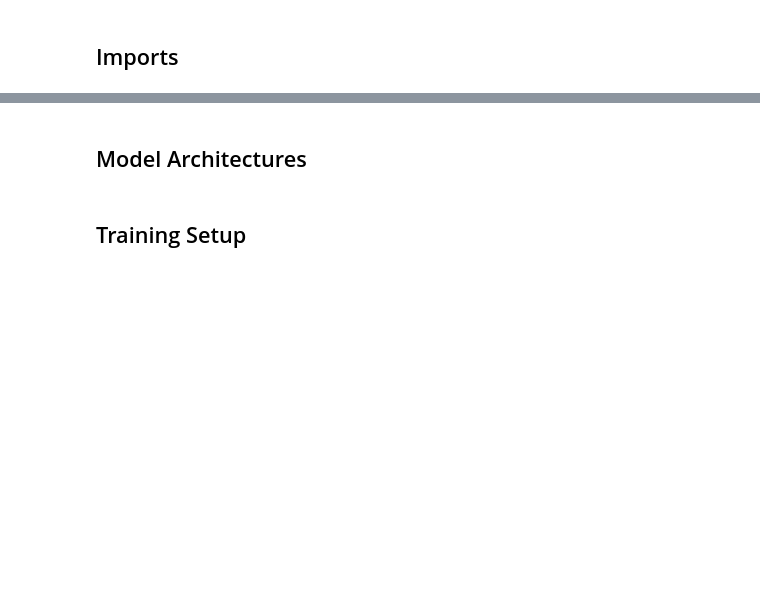
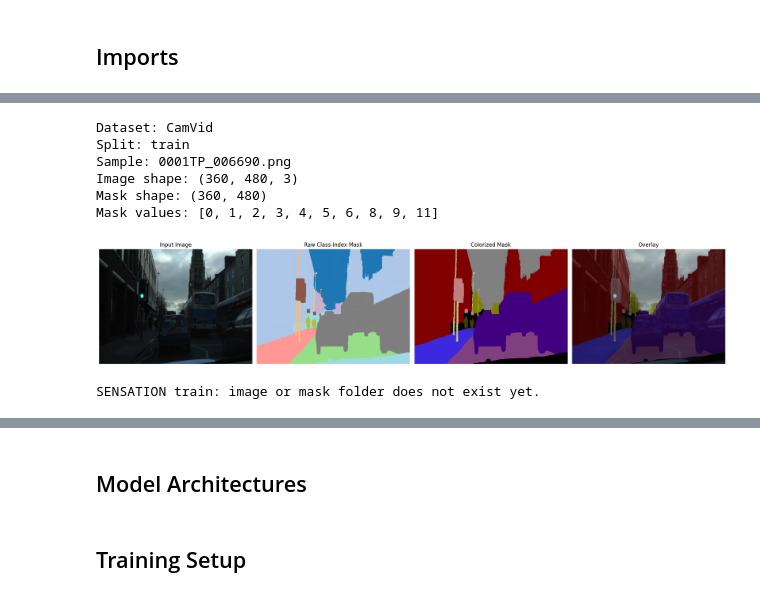
Before and after one commit to 5aad/fcn-deeplabv3, a Jupyter notebook: fcn-deeplabv3-segmentation.ipynb, the cells around one changed output, grey strips where cells are left out. Drawn from its saved outputs; the diff is of its cells as text; code cells hidden in the pictures; blank space fills up the shorter version.

```diff
--- a/fcn-deeplabv3-segmentation.ipynb
+++ b/fcn-deeplabv3-segmentation.ipynb
@@ -27,0 +464,14 @@ Comparing Fully Convolutional Networks (FCN) with ResNet50 backbone and DeepLabV
+# %%
+visualize_dataset_sample("camvid", split="train", sample_index=0)
+# %% [output]
+Dataset: CamVid
+Split: train
+Sample: 0001TP_006690.png
+Image shape: (360, 480, 3)
+Mask shape: (360, 480)
+Mask values: [0, 1, 2, 3, 4, 5, 6, 8, 9, 11]
+[figure, added]
+# %%
+visualize_dataset_sample("sensation", split="train", sample_index=0)
+# %% [output]
+SENSATION train: image or mask folder does not exist yet.
```
Also changed, not shown: parts of 21 cells of this notebook.
